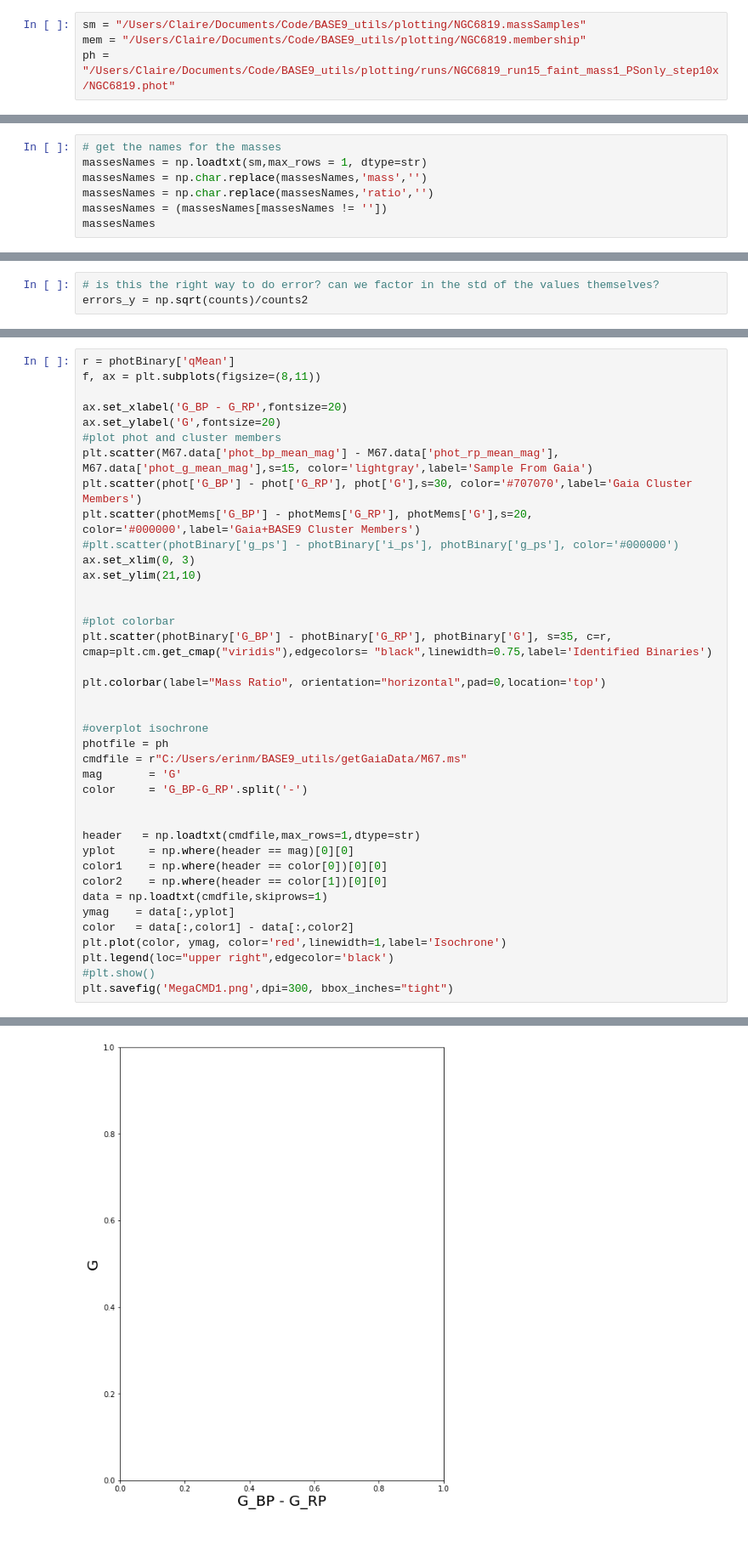
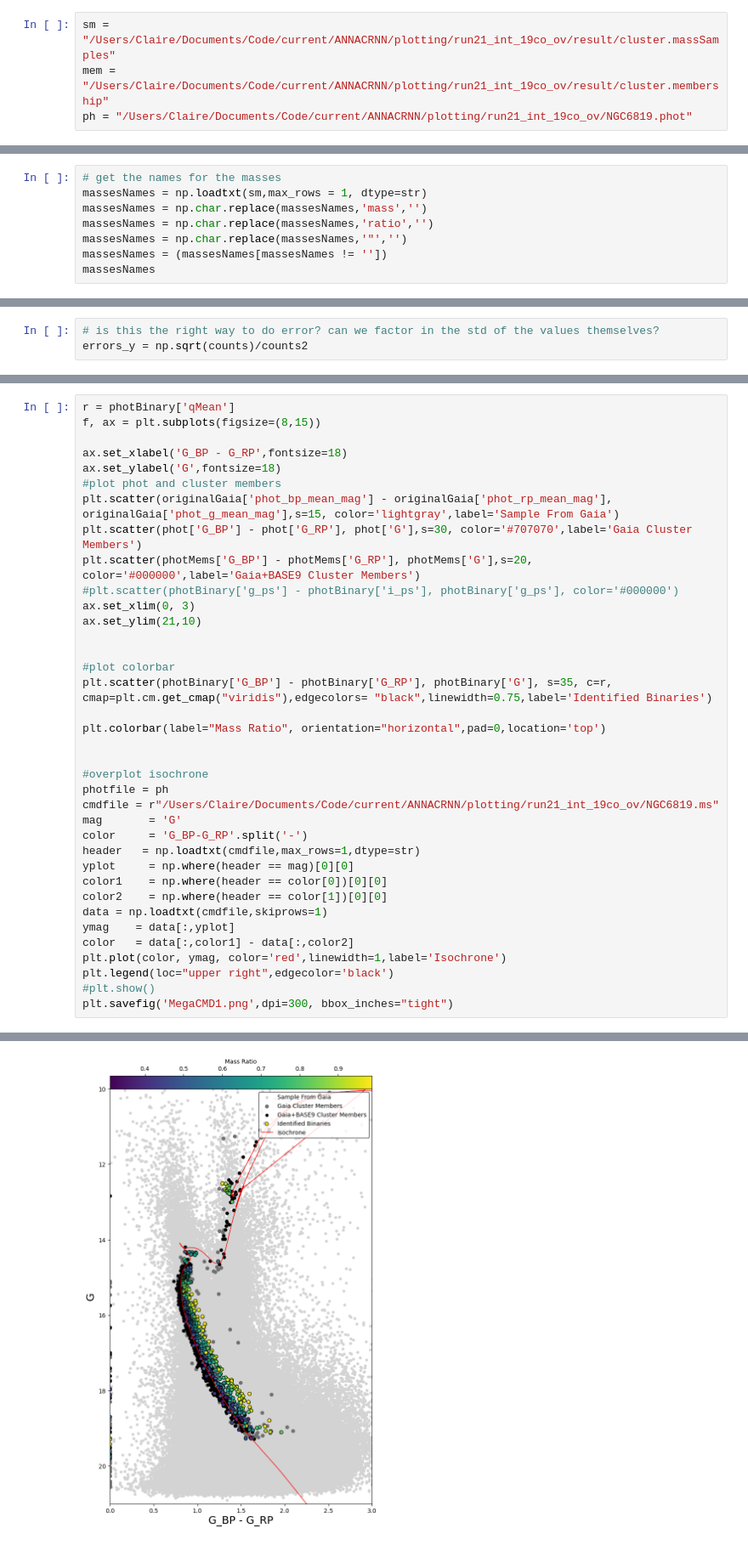
Before and after one commit to Clairezy/BASE9_utils, a Jupyter notebook: getGaiaData/MegaCMDplotandmore.ipynb, the cells around one changed output, grey strips where cells are left out. Shown at 85% size. Saved outputs shown, nothing was run; the diff lists cells and outputs as text.

```diff
--- a/getGaiaData/MegaCMDplotandmore.ipynb
+++ b/getGaiaData/MegaCMDplotandmore.ipynb
@@ -44,9 +42,9 @@ originalGaia
 | 255927 | 2073342415017262848 | 296.615820 | 40.102226 | -2.208902 | -3.925864 | NaN | 20.367056 | 181.53502 | ... |
 255928 rows × 36 columns
 # %%
-sm = "/Users/Claire/Documents/Code/BASE9_utils/plotting/NGC6819.massSamples"
-mem = "/Users/Claire/Documents/Code/BASE9_utils/plotting/NGC6819.membership"
-ph = "/Users/Claire/Documents/Code/BASE9_utils/plotting/runs/NGC6819_run15_faint_mass1_PSonly_step10x/NGC6819.phot"
+sm = "/Users/Claire/Documents/Code/current/ANNACRNN/plotting/run21_int_19co_ov/result/cluster.massSamples"
+mem = "/Users/Claire/Documents/Code/current/ANNACRNN/plotting/run21_int_19co_ov/result/cluster.membership"
+ph = "/Users/Claire/Documents/Code/current/ANNACRNN/plotting/run21_int_19co_ov/NGC6819.phot"
 # %%
 phot = pd.read_csv(ph, sep='\s+')
 phot['m1Mean'] = -1
@@ -120,6 +118,7 @@ newGaia
 massesNames = np.loadtxt(sm,max_rows = 1, dtype=str)
 massesNames = np.char.replace(massesNames,'mass','')
 massesNames = np.char.replace(massesNames,'ratio','')
+massesNames = np.char.replace(massesNames,'"','')
 massesNames = (massesNames[massesNames != ''])
 massesNames
 # %% [output]
@@ -445,11 +669,11 @@ photBinary
 # %%
 r = photBinary['qMean']
-f, ax = plt.subplots(figsize=(8,11))
+f, ax = plt.subplots(figsize=(8,15))
 
-ax.set_xlabel('G_BP - G_RP',fontsize=20)
-ax.set_ylabel('G',fontsize=20)
+ax.set_xlabel('G_BP - G_RP',fontsize=18)
+ax.set_ylabel('G',fontsize=18)
 #plot phot and cluster members
-plt.scatter(M67.data['phot_bp_mean_mag'] - M67.data['phot_rp_mean_mag'], M67.data['phot_g_mean_mag'],s=15, color='lightgray',label='Sample From Gaia')
+plt.scatter(originalGaia['phot_bp_mean_mag'] - originalGaia['phot_rp_mean_mag'], originalGaia['phot_g_mean_mag'],s=15, color='lightgray',label='Sample From Gaia')
 plt.scatter(phot['G_BP'] - phot['G_RP'], phot['G'],s=30, color='#707070',label='Gaia Cluster Members')
 plt.scatter(photMems['G_BP'] - photMems['G_RP'], photMems['G'],s=20, color='#000000',label='Gaia+BASE9 Cluster Members')
 #plt.scatter(photBinary['g_ps'] - photBinary['i_ps'], photBinary['g_ps'], color='#000000')
@@ -465,11 +689,9 @@ plt.colorbar(label="Mass Ratio", orientation="horizontal",pad=0,location='top')
 
 #overplot isochrone
 photfile = ph
-cmdfile = r"C:/Users/erinm/BASE9_utils/getGaiaData/M67.ms"
+cmdfile = r"/Users/Claire/Documents/Code/current/ANNACRNN/plotting/run21_int_19co_ov/NGC6819.ms"
 mag       = 'G'
 color     = 'G_BP-G_RP'.split('-')
-
-
 header   = np.loadtxt(cmdfile,max_rows=1,dtype=str)
 yplot     = np.where(header == mag)[0][0]
 color1    = np.where(header == color[0])[0][0]
@@ -486,4 +707,4 @@ NameError: name 'M67' is not defined
-[figure, old version]
+[figure, new version]
 # %%
 f, ax = plt.subplots()
 photBinary = phot.loc[phot['binary']]
```
Also changed, not shown: parts of 64 cells of this notebook, 1 other file.
